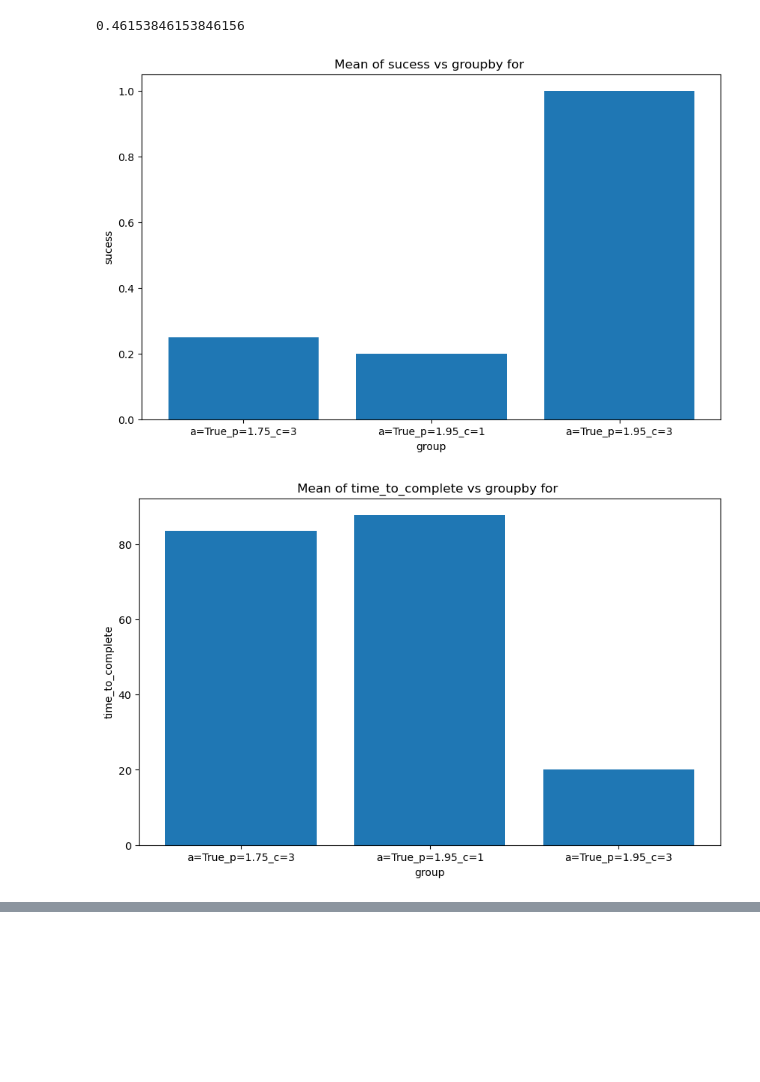
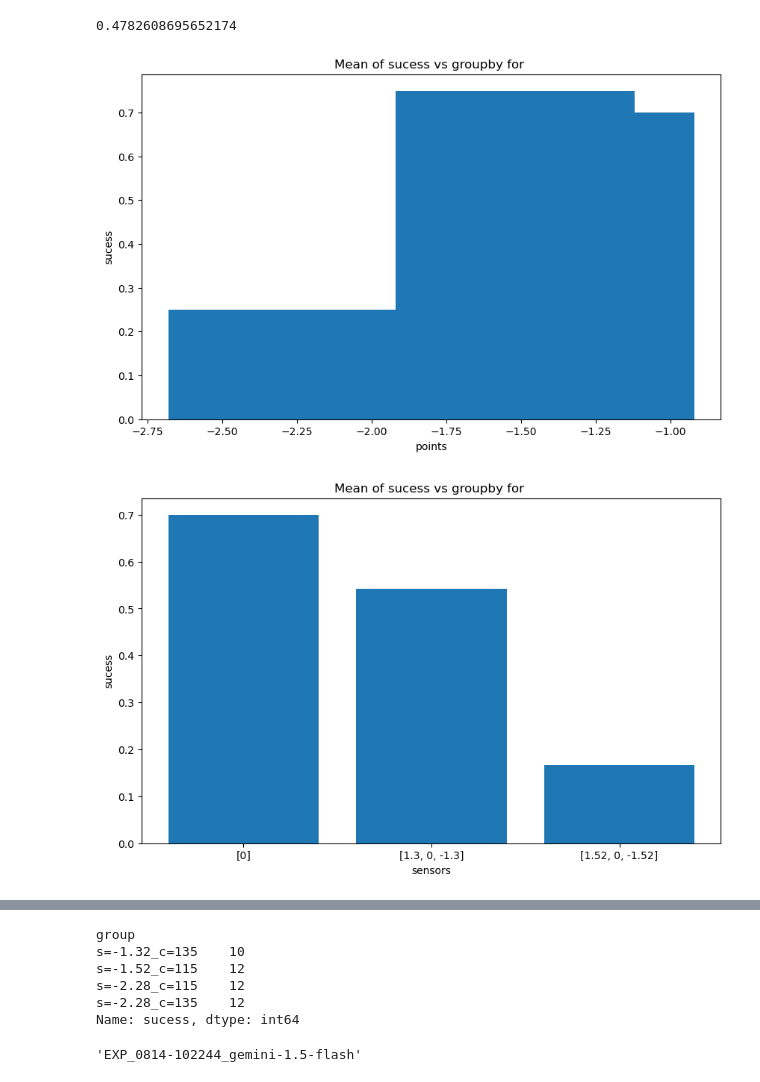
Before and after one commit to dylan-goetting/EVQA, a Jupyter notebook: scripts/analysis.ipynb, the cells around one changed output, grey strips where cells are left out. Cells and saved outputs as stored; diff of their text form; code cells hidden in the pictures; blank space fills up the shorter version.

Commit message:
updated simulator annotation of points

```diff
--- a/scripts/analysis.ipynb
+++ b/scripts/analysis.ipynb
@@ -77,6 +77,7 @@ for f in os.listdir('../logs/'):
         try:
             df = pd.read_pickle(f'../logs/{f}/df_results.pkl')
             row.update(df['metadata'].loc[0])
+            row['sensors'] = str(row['sensors'])
             # print(np.array(df['agent_location'].loc[:]))
             # raise
             # print(df.loc[0])
@@ -94,7 +95,7 @@ for f in os.listdir('../logs/'):
             # row['points'] = 1 if 'points_1' in f else 0
             # # print(f)
             # row['font_size'] = f[f.index('font')+9:f.index('font')+12]
-            row['group'] = f'a={row["arrows"]}_p={row["points"]}_c={row["consistency"]}'
+            row['group'] = f's={np.round(row["points"], 2)}_c={row["fov"]}'
             # row['mask_thinking'] = 'thinking=True' in f
             # row['prompt_timesteps'] =  'steps=True' in f
             if row['task'] == 'UPSTAIRS BEDROOM':
@@ -107,7 +108,7 @@ for f in os.listdir('../logs/'):
                 print(f)
                 row['sucess'] = 1 if df['distance_to_goal'].min() < 1.5 else 0
 
-            row['closest'] = df['distance_to_goal'].min()
+            row['closest'] = max([loc[1] for loc in df['agent_location']])
             if row['sucess']:
                 row['time_to_complete'] = df['distance_to_goal'].idxmin()
             else:
@@ -118,7 +119,7 @@ for f in os.listdir('../logs/'):
                 row['finished'] = (df['actions'] == 8).idxmax()
             else:
                 row['finished'] = (df['actions'] == 'done').idxmax()
-
+            row['name'] = f
             rows.append(row)
             files.append(f)
         except:
@@ -145,20 +149,21 @@ df
 # df.loc[29]?
 df['sucess'].mean()
 # %% [output]
-0.46153846153846156
+0.4782608695652174
 # %%
-vs = ['sucess', 'time_to_complete']
-groups = ['group']
+vs = ['sucess', 'closest']
+groups = ['points', 'sensors', 'group']
 
 for var in vs:
     for group in groups:
-        plot_groupby(df[df['arrows'] == True], group, var, std=False)
+        plot_groupby(df, group, var, std=False)
 
 #plot_groupby(df[df['task']=='KITCHEN SINK'], 'group', 'closest', std=False, title='KITCHEN')
 # plot_groupby(df[df['task']=='UPSTAIRS BEDROOM'], 'group', 'closest', std=False, title='UPSTAIRS')
 # plot_groupby(df[df['task']=='FIREPLACE'], 'group', 'closest', std=False, title='FIREPLACE')
 # plot_groupby(df, 'task', 'sucess', std=False)
 #df[df['points']==1].groupby('font_size')['sucess'].mean()
+df.groupby('group')['sucess'].count()
 # %% [output]
-[figure, old version]
+[figure, new version]
-[figure, old version]
+[figure, new version]
@@ -165,3 +174,11 @@ for var in vs:
+group
+s=-1.32_c=135    10
+s=-1.52_c=115    12
+s=-2.28_c=115    12
+s=-2.28_c=135    12
+Name: sucess, dtype: int64
 # %%
-files[20]
+files[56]
+# %% [output]
+'EXP_0814-102244_gemini-1.5-flash'
 # %%
```
Also changed, not shown: parts of 4 cells of this notebook, 1 other file.
